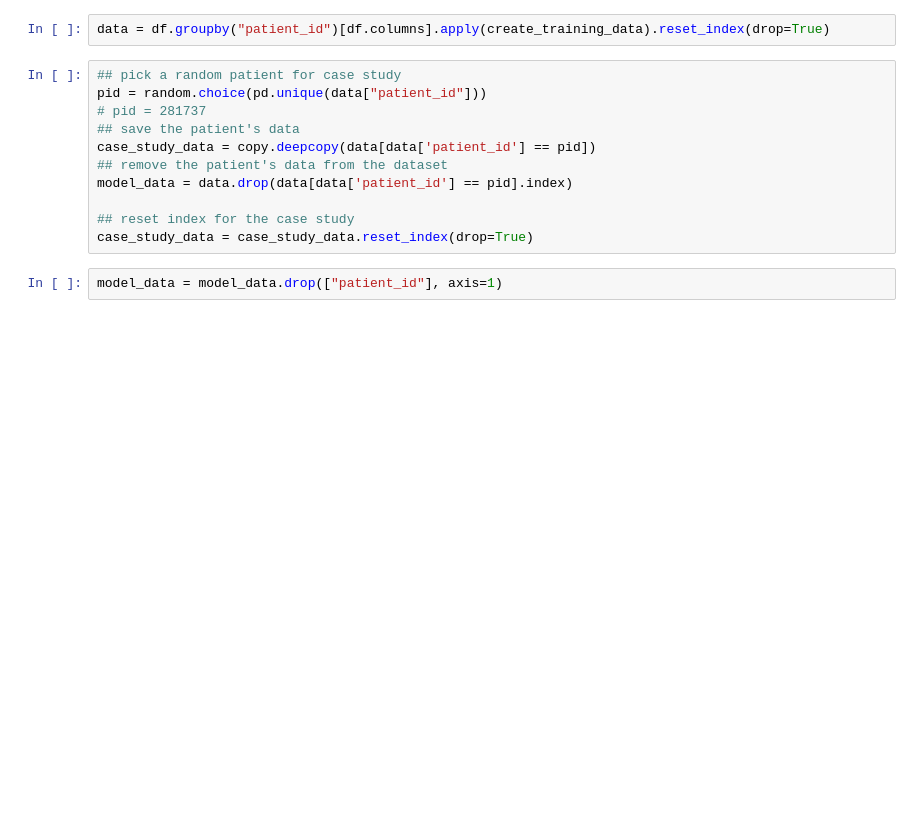
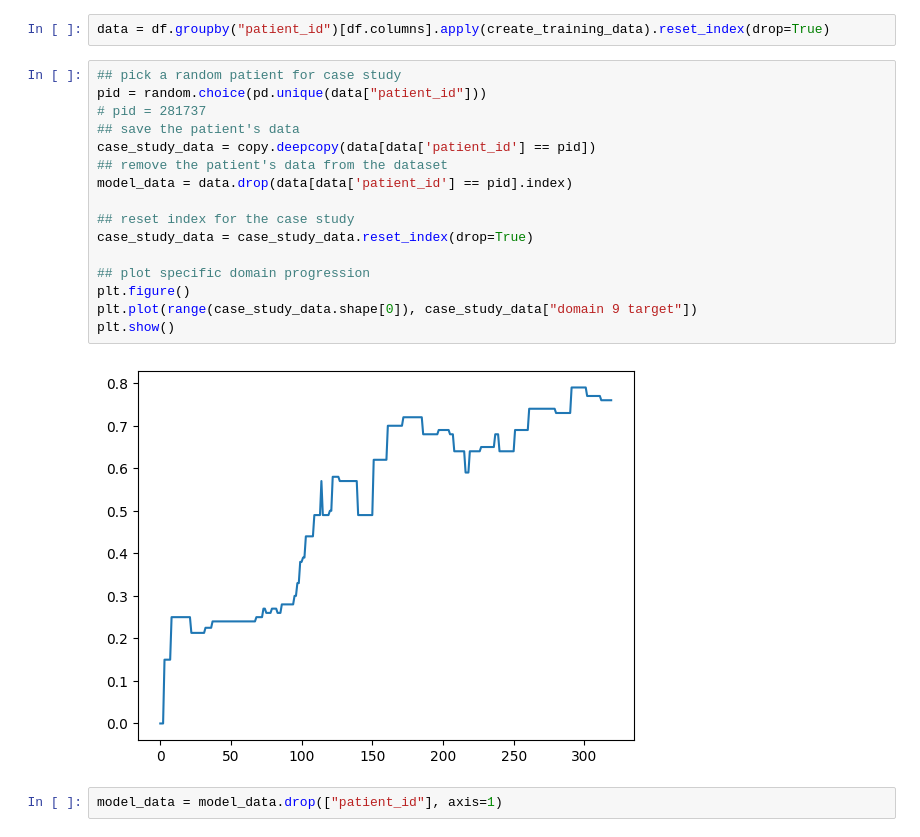
Before and after one commit to twchen88/ct_research, a Jupyter notebook: next_step_prediction.ipynb, the cells around one changed output. Cells and saved outputs as stored; diff of their text form; blank space fills up the shorter version.

```diff
--- a/next_step_prediction.ipynb
+++ b/next_step_prediction.ipynb
@@ -71,14 +81,21 @@ data = df.groupby("patient_id")[df.columns].apply(create_training_data).reset_in
 # %%
 ## pick a random patient for case study
 pid = random.choice(pd.unique(data["patient_id"]))
 # pid = 281737
 ## save the patient's data
 case_study_data = copy.deepcopy(data[data['patient_id'] == pid])
 ## remove the patient's data from the dataset
 model_data = data.drop(data[data['patient_id'] == pid].index)
 
 ## reset index for the case study
 case_study_data = case_study_data.reset_index(drop=True)
+
+## plot specific domain progression
+plt.figure()
+plt.plot(range(case_study_data.shape[0]), case_study_data["domain 9 target"])
+plt.show()
+# %% [output]
+[figure, added]
 # %%
 model_data = model_data.drop(["patient_id"], axis=1)
 # %%
```
Also changed, not shown: parts of 30 cells of this notebook.
